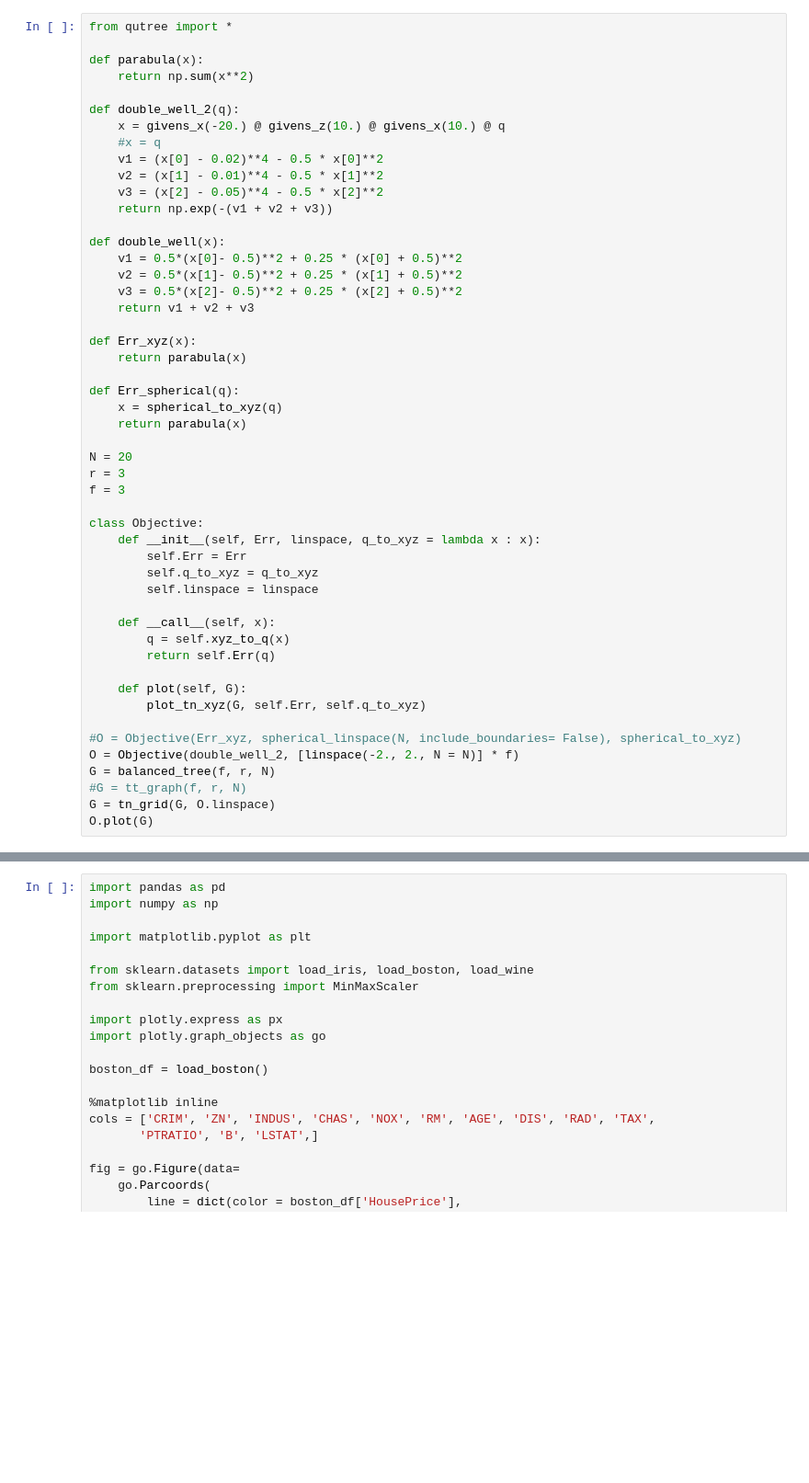
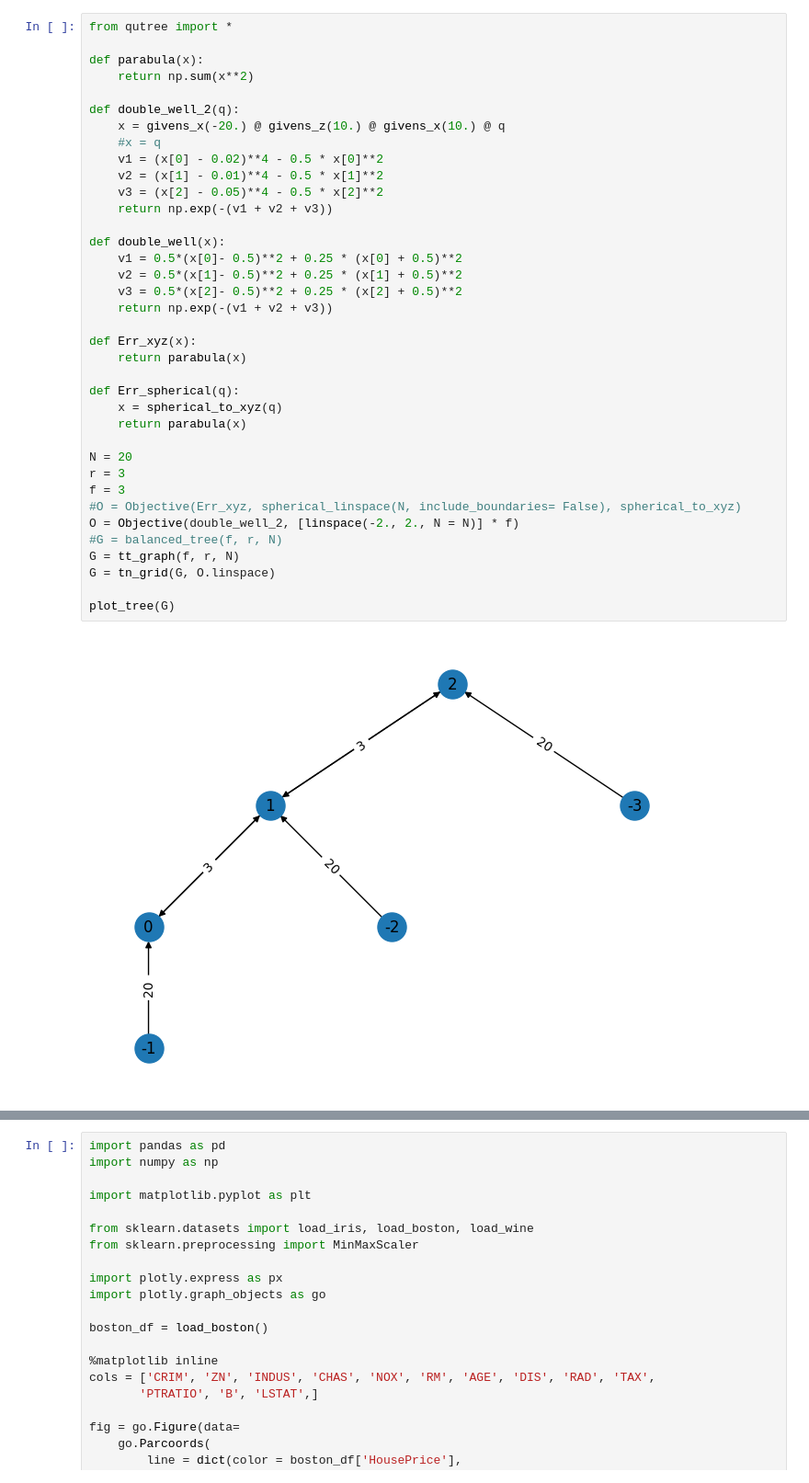
Before and after one commit to roman-ellerbrock/pyQuTree, a Jupyter notebook: ttnopt.ipynb, the cells around one changed output, grey strips where cells are left out. Shown at 92% size. Drawn from its saved outputs; the diff is of its cells as text; blank space fills up the shorter version.

```diff
--- a/ttnopt.ipynb
+++ b/ttnopt.ipynb
@@ -3,48 +3,37 @@ from qutree import *
 
 def parabula(x):
     return np.sum(x**2)
 
 def double_well_2(q):
     x = givens_x(-20.) @ givens_z(10.) @ givens_x(10.) @ q
     #x = q
     v1 = (x[0] - 0.02)**4 - 0.5 * x[0]**2
     v2 = (x[1] - 0.01)**4 - 0.5 * x[1]**2
     v3 = (x[2] - 0.05)**4 - 0.5 * x[2]**2
     return np.exp(-(v1 + v2 + v3))
 
 def double_well(x):
     v1 = 0.5*(x[0]- 0.5)**2 + 0.25 * (x[0] + 0.5)**2
     v2 = 0.5*(x[1]- 0.5)**2 + 0.25 * (x[1] + 0.5)**2
     v3 = 0.5*(x[2]- 0.5)**2 + 0.25 * (x[2] + 0.5)**2
-    return v1 + v2 + v3
+    return np.exp(-(v1 + v2 + v3))
 
 def Err_xyz(x):
     return parabula(x)
 
 def Err_spherical(q):
     x = spherical_to_xyz(q)
     return parabula(x)
 
 N = 20
 r = 3
 f = 3
-
-class Objective:
-    def __init__(self, Err, linspace, q_to_xyz = lambda x : x):
-        self.Err = Err
-        self.q_to_xyz = q_to_xyz
-        self.linspace = linspace
-
-    def __call__(self, x):
-        q = self.xyz_to_q(x)
-        return self.Err(q)
-
-    def plot(self, G):
-        plot_tn_xyz(G, self.Err, self.q_to_xyz)
-
 #O = Objective(Err_xyz, spherical_linspace(N, include_boundaries= False), spherical_to_xyz)
 O = Objective(double_well_2, [linspace(-2., 2., N = N)] * f)
-G = balanced_tree(f, r, N)
-#G = tt_graph(f, r, N)
+#G = balanced_tree(f, r, N)
+G = tt_graph(f, r, N)
 G = tn_grid(G, O.linspace)
-O.plot(G)
+
+plot_tree(G)
+# %% [output]
+[figure, added]
```
Also changed, not shown: parts of 8 cells of this notebook, 11 other files.
